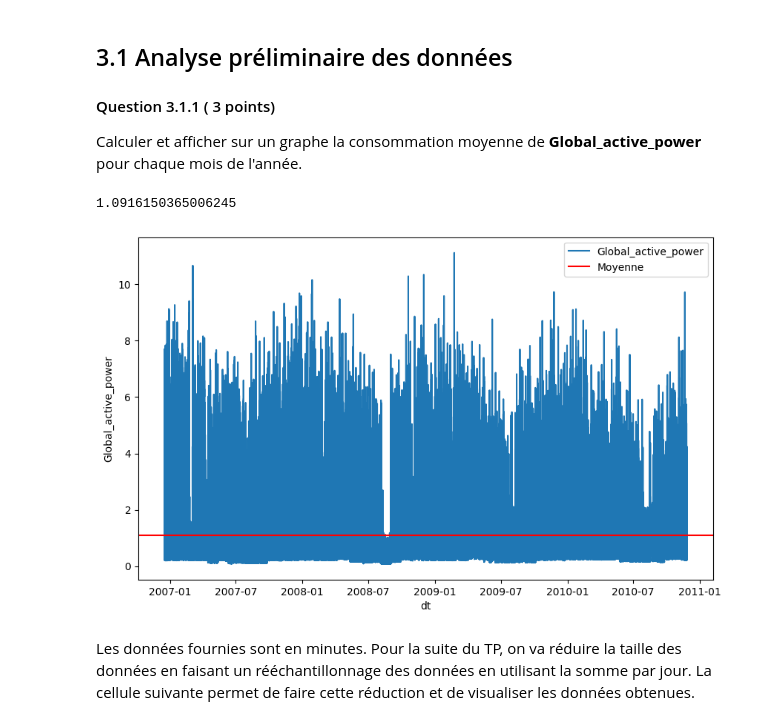
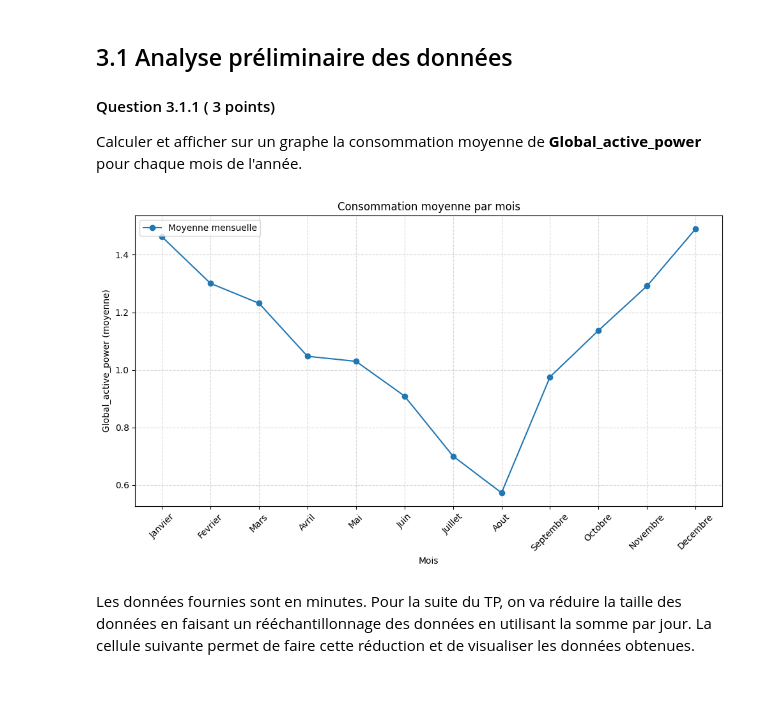
Before and after one commit to Yacine1444/TP1_INF8111, a Jupyter notebook: TP1_E26.ipynb, the cells around one changed output. Cells and saved outputs as stored; diff of their text form; code cells hidden in the pictures; blank space fills up the shorter version.

```diff
--- a/TP1_E26.ipynb
+++ b/TP1_E26.ipynb
@@ -313,19 +313,21 @@ Name: Global_active_power, Length: 2075259, dtype: float64
 Calculer et afficher sur un graphe la consommation moyenne de **Global_active_power** pour chaque mois de l'année.
 # %%
 # TO DO
-average_value = dft.mean()
-print(average_value)
+monthly_mean = dft.groupby(dft.index.month).mean()
+months = ["Janvier", "Fevrier", "Mars", "Avril", "Mai", "Juin", "Juillet", "Aout", "Septembre", "Octobre", "Novembre", "Decembre"]
 
-plt.figure(figsize=(10,6))
-plt.plot(dft, label="Global_active_power")
-plt.axhline(y=average_value, color="red", label="Moyenne")
-plt.xlabel("dt")
-plt.ylabel("Global_active_power")
+plt.figure(figsize=(10, 6))
+plt.plot(monthly_mean.index, monthly_mean.values, marker="o", label="Moyenne mensuelle")
+plt.xticks(range(1, 13), months, rotation=45)
+plt.xlabel("Mois")
+plt.ylabel("Global_active_power (moyenne)")
+plt.title("Consommation moyenne par mois")
+plt.grid(True, linestyle="--", alpha=0.5)
 plt.legend()
+plt.tight_layout()
 plt.show()
 # %% [output]
-1.0916150365006245
-[figure, old version]
+[figure, new version]
 # %% [markdown]
 Les données fournies sont en minutes. Pour la suite du TP, on va réduire la taille des données en faisant un rééchantillonnage des données en utilisant la somme par jour. La cellule suivante permet de faire cette réduction et de visualiser les données obtenues.
 # %%
```
